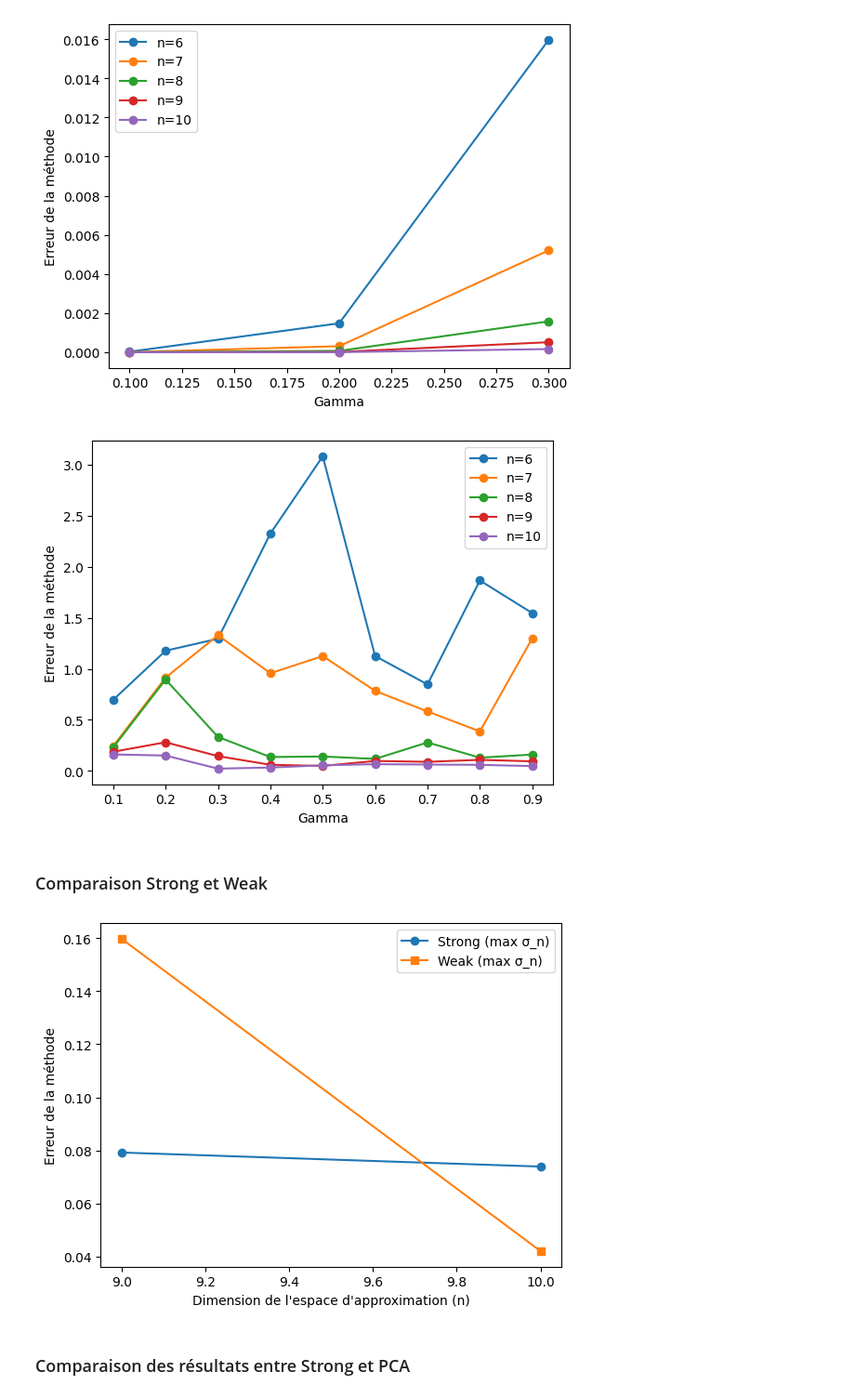
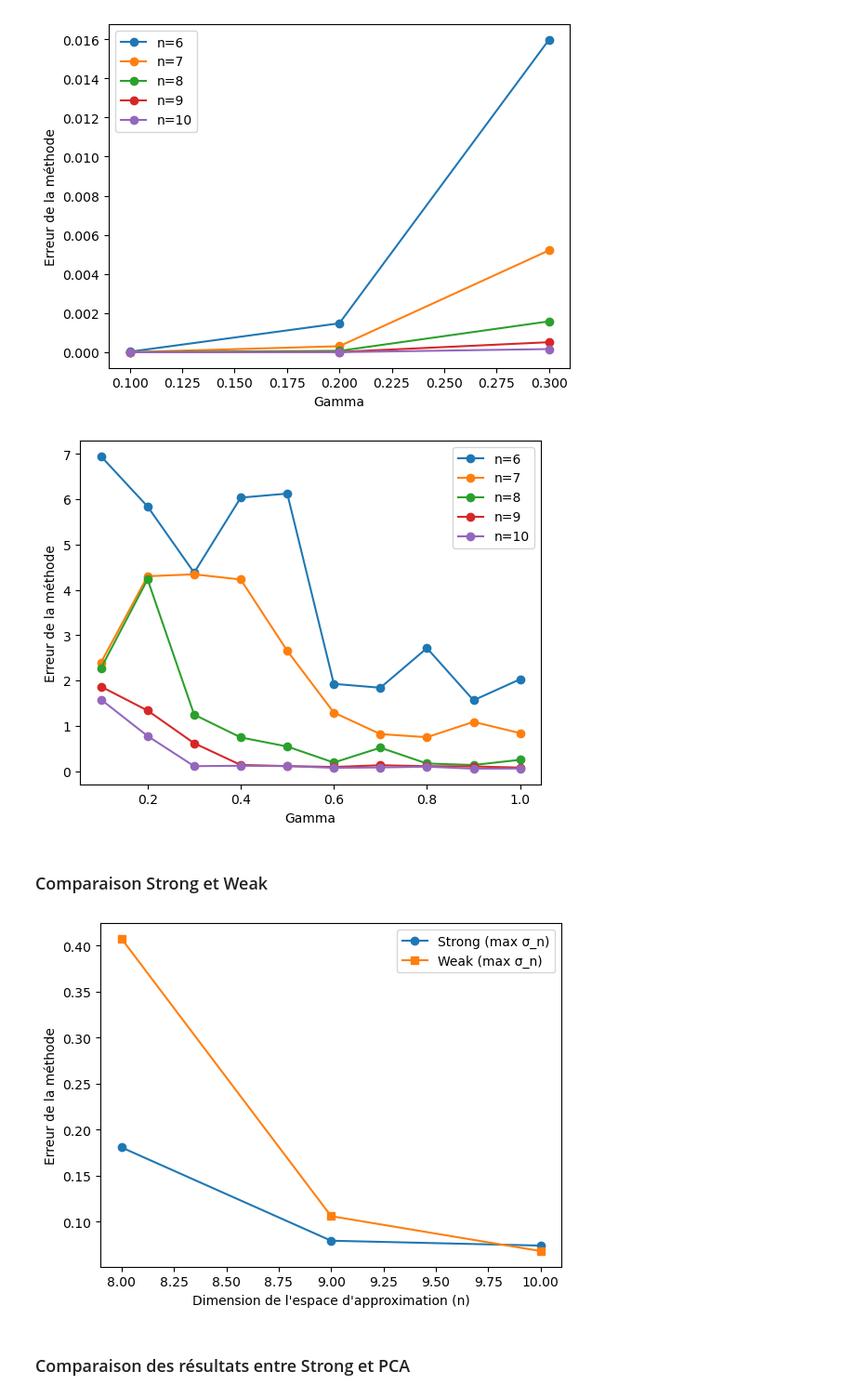
Before and after one commit to Viciciciccd/Greedy_n-withd, a Jupyter notebook: Greedy.ipynb, the cells around one changed output. Shown at 93% size. Saved outputs shown, nothing was run; the diff lists cells and outputs as text; code cells hidden in the pictures.

```diff
--- a/Greedy.ipynb
+++ b/Greedy.ipynb
@@ -98,9 +87,9 @@ def weakgreedy(F, gamma, n, sample_size):
 
         current_max = np.max(sample_distances)
 
-        for f in F:   #ici premier choisi, sinon les tirer tous et choisir &léatoirement parmi les bons candidats
+        for f in F:   #ici premier choisi, sinon les tirer tous et choisir aléatoirement parmi les bons candidats
             if dist(f,Vn) >= gamma*current_max:
-                Sigma.append(dist(f,Vn))  #La ça serait pas plutôt Sigma.append(dist(f,Vn)) parce que on vérifie déjà le critère? A  méditer.  Sigma.append(np.max([dist(f,Vn) for f in F]))
+                Sigma.append(np.max([dist(f,Vn) for f in F]))
                 Vn.append(f)
                 break
     return Vn, Sigma
@@ -213,23 +199,23 @@ plt.ylabel('Erreur de la méthode')
 plt.legend()
 plt.show()
 # %% [output]
-[figure, old version]
+[figure, new version]
 # %% [markdown]
 ### Comparaison Strong et Weak
 # %%
-n_values = range(9, 11)
+n_values = range(8, 11)
 
 greedy_errors_strong = [stronggreedy(F1, n)[1][-1] for n in n_values]
 greedy_errors_weak = [weakgreedy(F1, 0.7, n, 100)[1][-1] for n in n_values]
 
 plt.plot(n_values, greedy_errors_strong, 'o-', label='Strong (max σ_n)')
 plt.plot(n_values, greedy_errors_weak, 's-', label='Weak (max σ_n)')
 plt.xlabel('Dimension de l\'espace d\'approximation (n)')
 plt.ylabel('Erreur de la méthode')
 plt.legend()
 plt.show()
 # %% [output]
-[figure, old version]
+[figure, new version]
 # %% [markdown]
 ### Comparaison des résultats entre Strong et PCA
 # %%
```
Also changed, not shown: parts of 7 cells of this notebook, 1 other file.
